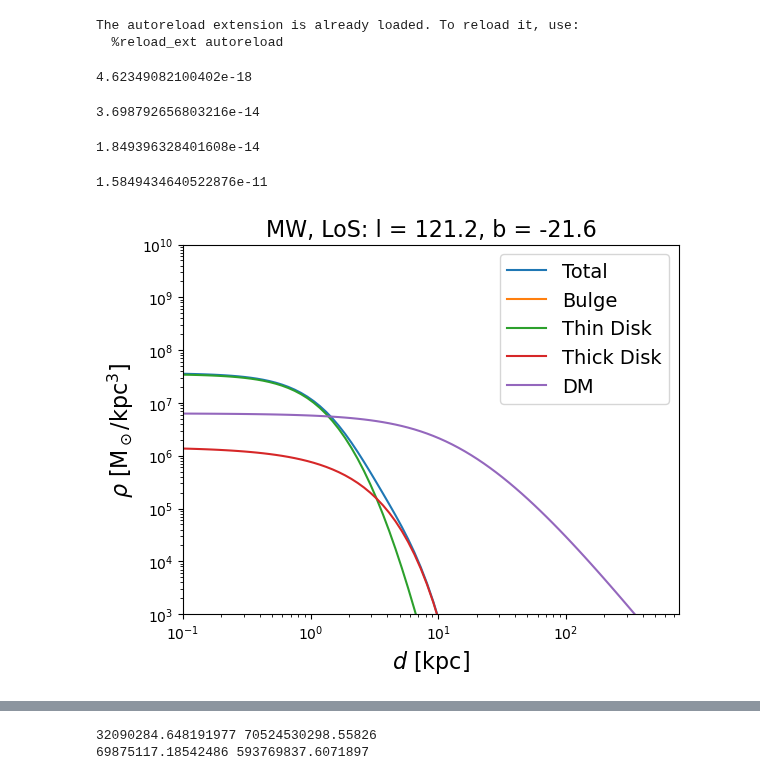
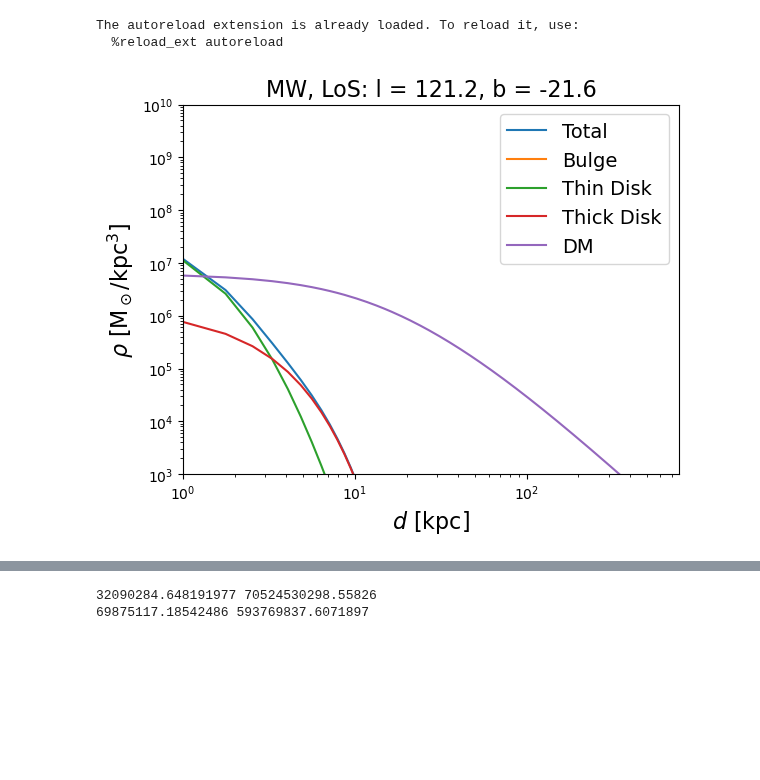
Before and after one commit to NolanSmyth/LensCalcPy, a Jupyter notebook: nbs/01_ffp.ipynb, the cells around one changed output, grey strips where cells are left out. Drawn from its saved outputs; the diff is of its cells as text; code cells hidden in the pictures; blank space fills up the shorter version.

```diff
--- a/nbs/01_ffp.ipynb
+++ b/nbs/01_ffp.ipynb
@@ -26,26 +26,6 @@ from pathos.multiprocessing import ProcessingPool as Pool
 # %% [output]
 The autoreload extension is already loaded. To reload it, use:
   %reload_ext autoreload
-# %%
-rho_FFPs_mw(0)*(2e8)**(-3)
-# rho_FFPs_mw(0)*(1e3)**(-3)
-# %% [output]
-4.62349082100402e-18
-# %%
-#alpha = 2.13
-rho_FFPs_mw(0)*(2e8)**(-3) * 8e3
-# %% [output]
-3.698792656803216e-14
-# %%
-#alpha = 1.83
-rho_FFPs_mw(0)*(2e8)**(-3) * 4e3
-# %% [output]
-1.849396328401608e-14
-# %%
-#https://arxiv.org/pdf/1910.08608.pdf handwavy constraint in au^-3
-density_mw(dist_mw(0))*(2e8)**(-3)*2e-3/(1e-10)
-# %% [output]
-1.5849434640522876e-11
 # %%
 #| export
 
@@ -142,37 +122,39 @@ def make_m_avg_interp(n_points=40):
 # %%
 # Define values for the x-axis
 
-d_arr = np.logspace(-2, np.log10(ds), num=100)
+# d_arr = np.logspace(-2, np.log10(ds), num=100)
+d_arr = np.linspace(1, ds, num=1000)
+
 
 z_arr = [d* np.sin(np.deg2rad(b)) for d in d_arr]
 # Calculate the density values for each component
 rho_total_arr = [rho_FFPs_mw(i) for i in d_arr]
 rho_bulge_arr = [rho_bulge_mw(i) for i in d_arr]
 rho_thin_arr = [rho_thin_mw(dist_mw(d_arr[i]), z_arr[i]) for i in range(len(d_arr))]
 rho_thick_arr = [rho_thick_mw(dist_mw(d_arr[i]), z_arr[i]) for i in range(len(d_arr))]
 rho_dm_arr = [density_mw(dist_mw(d_arr[i])) for i in range(len(d_arr))]
 
 # Create the log plot
 plt.plot(d_arr, rho_total_arr, label="Total")
 plt.plot(d_arr, rho_bulge_arr, label="Bulge")
 plt.plot(d_arr, rho_thin_arr, label="Thin Disk")
 plt.plot(d_arr, rho_thick_arr, label="Thick Disk")
 plt.plot(d_arr, rho_dm_arr, label="DM")
 
 # Add labels and legend
 plt.xlabel(r"$d$ [kpc]", fontsize=16)
 plt.ylabel(r"$\rho$ [M$_\odot$/$\mathrm{kpc}^3$]", fontsize=16)
 plt.title('MW, LoS: l = {}, b = {}'.format(l,b), fontsize=16)
 plt.legend(fontsize=14)
 
 plt.yscale("log")
 plt.xscale("log")
-plt.xlim(1e-1, ds)
+plt.xlim(1e0, ds)
 plt.ylim(1e3, 1e10)
 
 plt.show()
 # %% [output]
-[figure, old version]
+[figure, new version]
 # %%
 #| export
 # Add stellar distribution of M31 following: https://www.aanda.org/articles/aa/pdf/2012/10/aa20065-12.pdf
```
Also changed, not shown: parts of 4 cells of this notebook, 1 other file.
